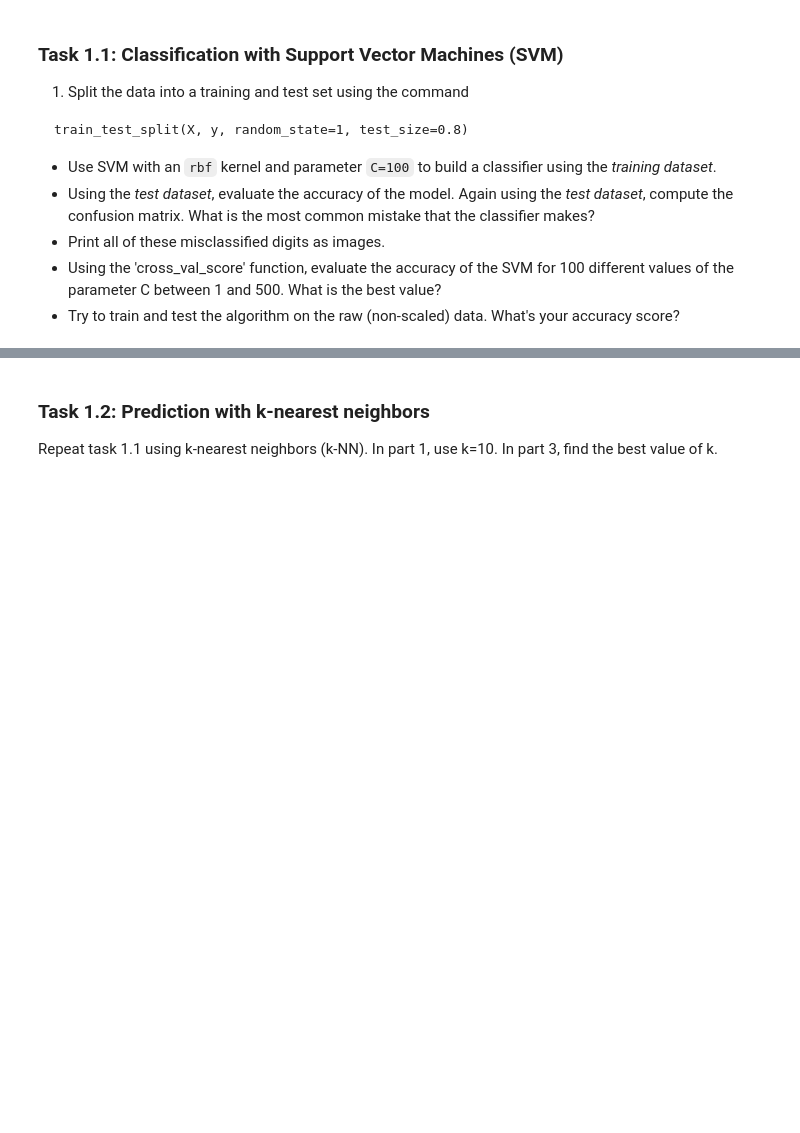
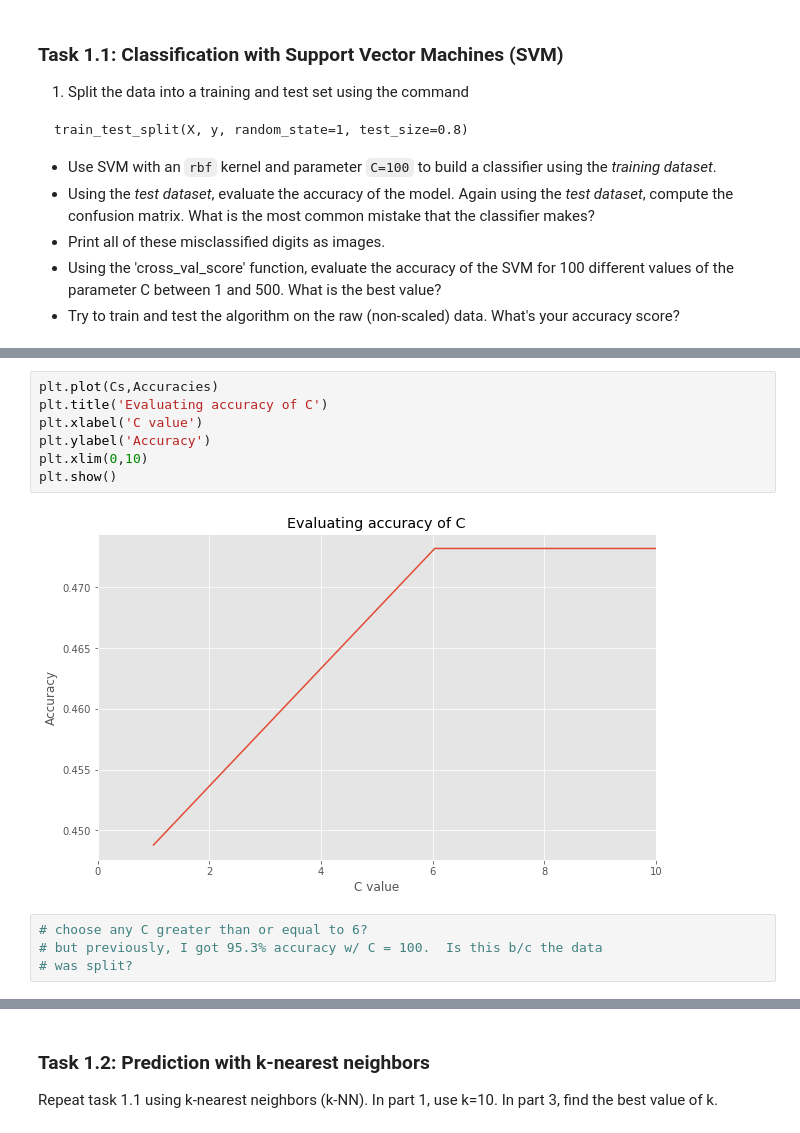
Before and after one commit to brookeslawski/datascience-homeworks-local, a Jupyter notebook: HW7/2018-HW7.ipynb, the cells around one changed output, grey strips where cells are left out. Saved outputs shown, nothing was run; the diff lists cells and outputs as text; blank space fills up the shorter version.

```diff
--- a/HW7/2018-HW7.ipynb
+++ b/HW7/2018-HW7.ipynb
@@ -130,0 +173,13 @@ SVC(C=1000, cache_size=200, class_weight=None, coef0=0.0,
+# %%
+plt.plot(Cs,Accuracies)
+plt.title('Evaluating accuracy of C')
+plt.xlabel('C value')
+plt.ylabel('Accuracy')
+plt.xlim(0,10)
+plt.show()
+# %% [output]
+[figure, added]
+# %%
+# choose any C greater than or equal to 6?
+# but previously, I got 95.3% accuracy w/ C = 100.  Is this b/c the data
+# was split?
```
Also changed, not shown: parts of 13 cells of this notebook, 1 other file.
